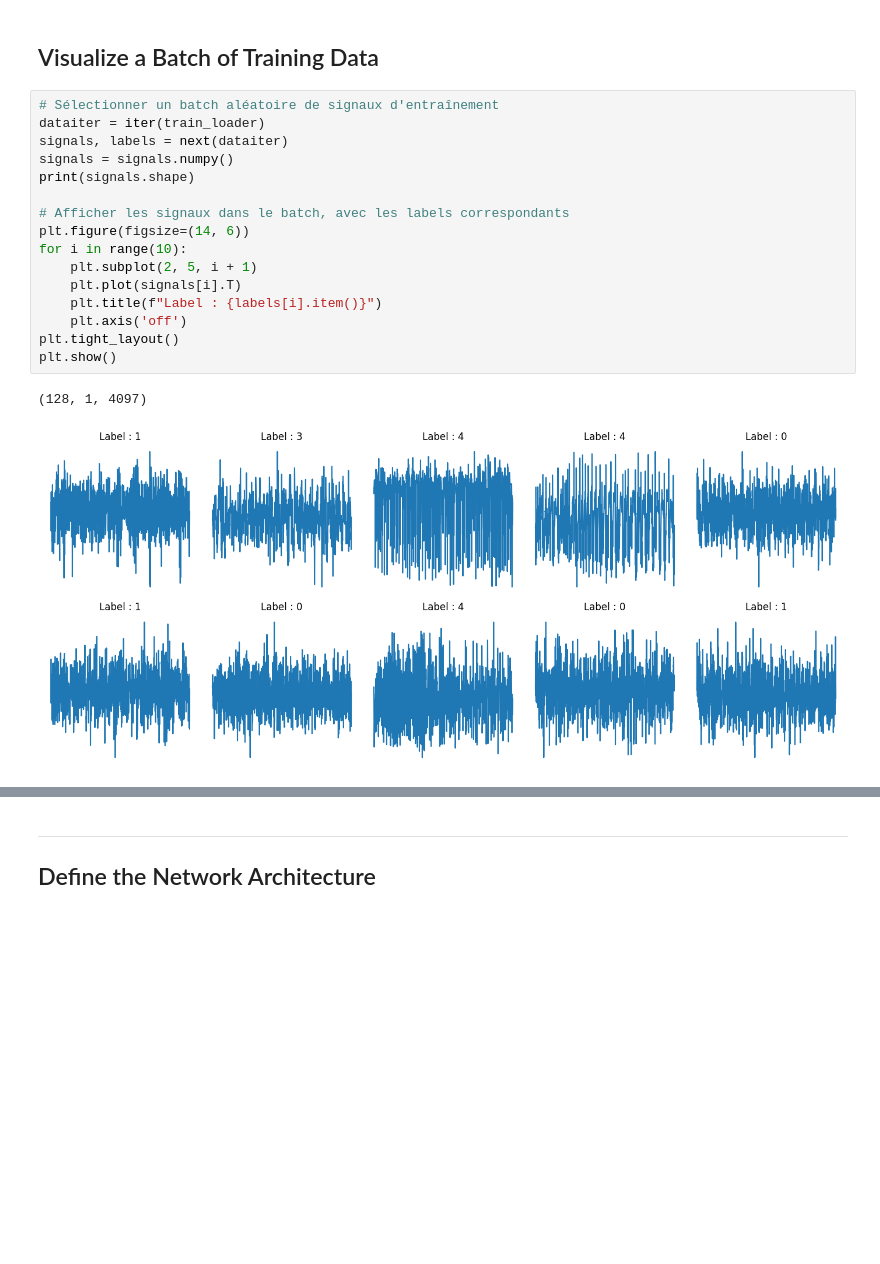
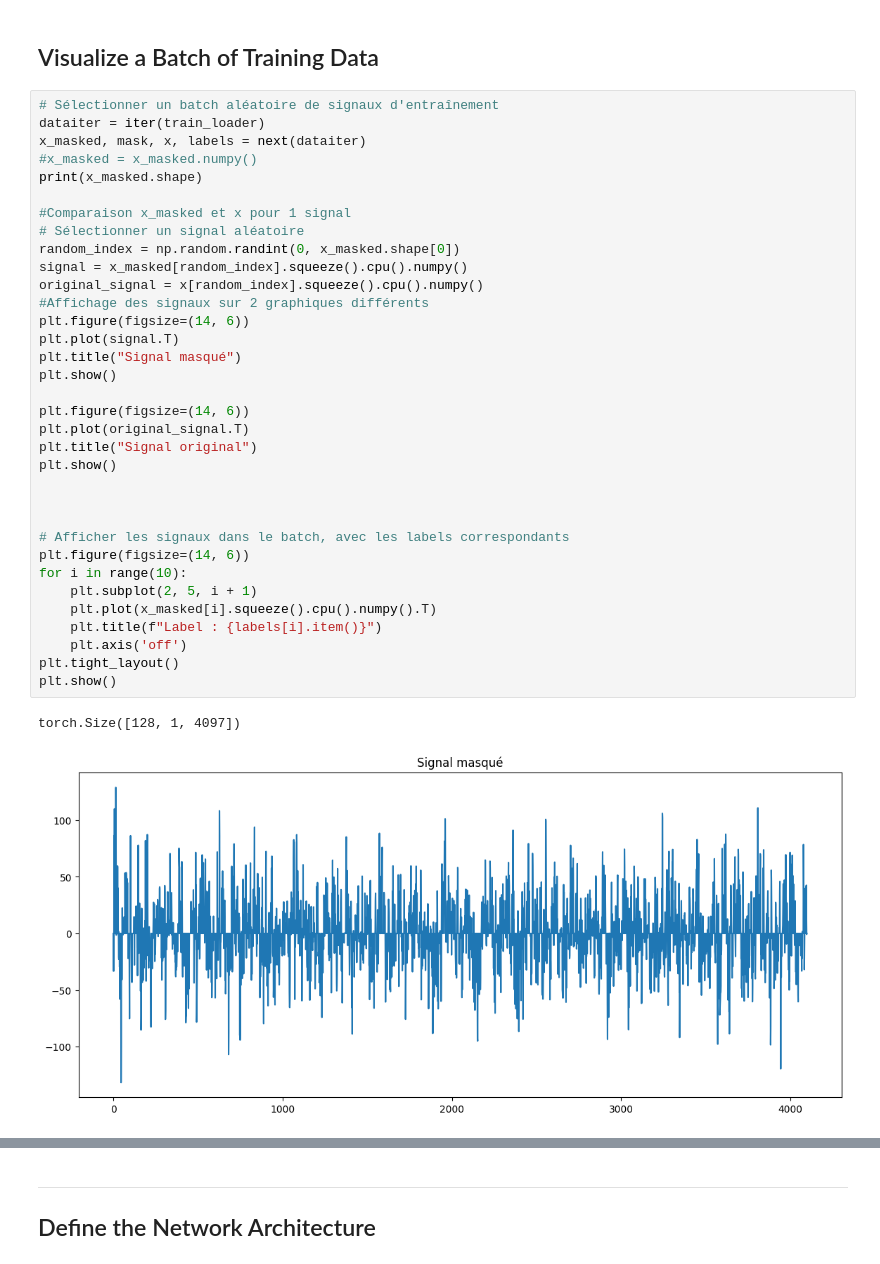
Before and after one commit to deubn31/PTI-Analyse-Classification-de-signaux-EEG, a Jupyter notebook: PainAttnNet_Implementation copy.ipynb, the cells around one changed output, grey strips where cells are left out. Drawn from its saved outputs; the diff is of its cells as text; blank space fills up the shorter version.

Commit message:
Implemantation du masquage des signaux #2

```diff
--- a/PainAttnNet_Implementation copy.ipynb
+++ b/PainAttnNet_Implementation copy.ipynb
@@ -180,19 +294,37 @@ Ensemble de test : 0
 # %%
 # Sélectionner un batch aléatoire de signaux d'entraînement
 dataiter = iter(train_loader)
-signals, labels = next(dataiter)
-signals = signals.numpy()
-print(signals.shape)
+x_masked, mask, x, labels = next(dataiter)
+#x_masked = x_masked.numpy()
+print(x_masked.shape)
+
+#Comparaison x_masked et x pour 1 signal
+# Sélectionner un signal aléatoire
+random_index = np.random.randint(0, x_masked.shape[0])
+signal = x_masked[random_index].squeeze().cpu().numpy()
+original_signal = x[random_index].squeeze().cpu().numpy()
+#Affichage des signaux sur 2 graphiques différents
+plt.figure(figsize=(14, 6))
+plt.plot(signal.T)
+plt.title("Signal masqué")
+plt.show()
+
+plt.figure(figsize=(14, 6))
+plt.plot(original_signal.T)
+plt.title("Signal original")
+plt.show()
+
+
 
 # Afficher les signaux dans le batch, avec les labels correspondants
 plt.figure(figsize=(14, 6))
 for i in range(10):
     plt.subplot(2, 5, i + 1)
-    plt.plot(signals[i].T)
+    plt.plot(x_masked[i].squeeze().cpu().numpy().T)
     plt.title(f"Label : {labels[i].item()}")
     plt.axis('off')
 plt.tight_layout()
 plt.show()
 # %% [output]
-(128, 1, 4097)
+torch.Size([128, 1, 4097])
-[figure, old version]
+[figure, new version]
```
Also changed, not shown: parts of 5 cells of this notebook.
